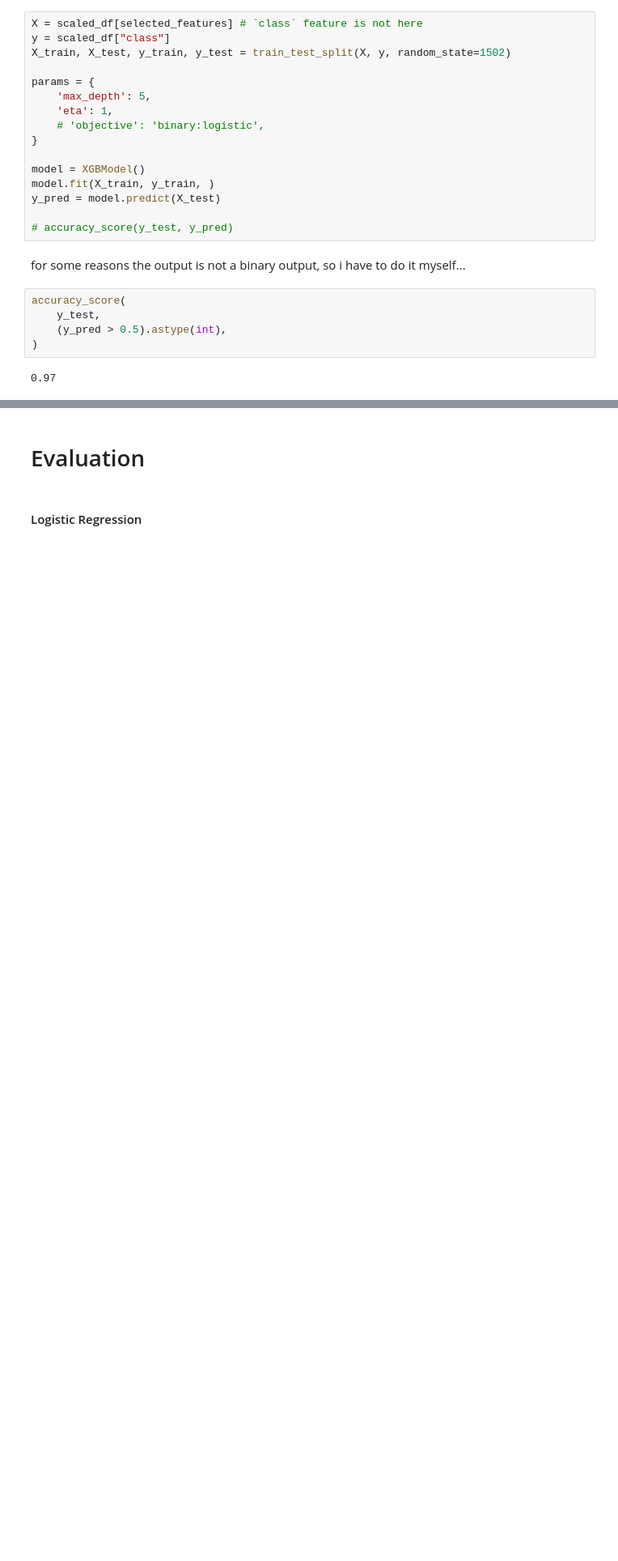
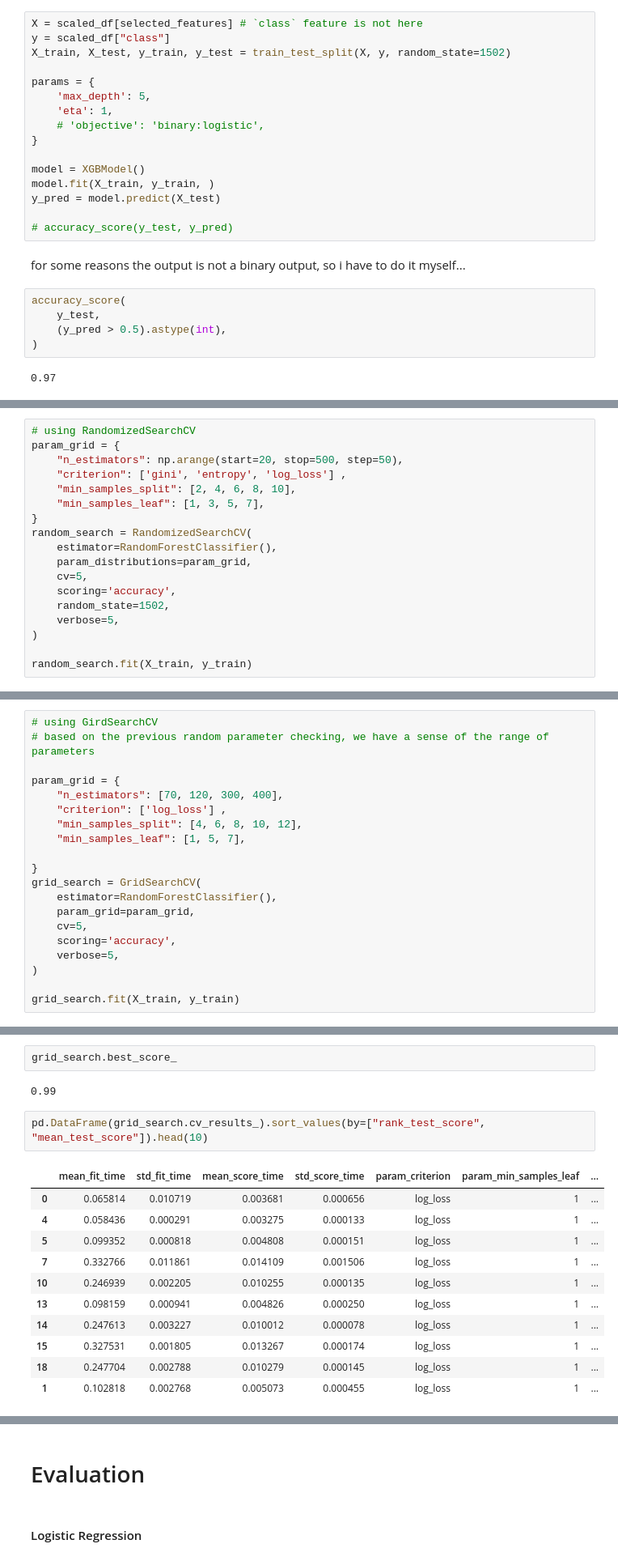
Before and after one commit to artmiss-gns/ChronicKidneyDisease-prediction, a Jupyter notebook: main.ipynb, the cells around one changed output, grey strips where cells are left out. Shown at 81% size. Saved outputs shown, nothing was run; the diff lists cells and outputs as text; blank space fills up the shorter version.

Commit message:
Implement Hyperparameter Tuning for XGBoost and RandomForest Models - GridSearchCV - RandomizedSearchCV - BayesSearchCV

```diff
--- a/main.ipynb
+++ b/main.ipynb
@@ -792,0 +803,18 @@ accuracy_score(
+# %%
+# using RandomizedSearchCV
+param_grid = {
+    "n_estimators": np.arange(start=20, stop=500, step=50),
+    "criterion": ['gini', 'entropy', 'log_loss'] ,
+    "min_samples_split": [2, 4, 6, 8, 10],
+    "min_samples_leaf": [1, 3, 5, 7],
+}
+random_search = RandomizedSearchCV(
+    estimator=RandomForestClassifier(),
+    param_distributions=param_grid,
+    cv=5,
+    scoring='accuracy',
+    random_state=1502,
+    verbose=5,
+)
+
+random_search.fit(X_train, y_train)
@@ -792,0 +874,20 @@ accuracy_score(
+# %%
+# using GirdSearchCV
+# based on the previous random parameter checking, we have a sense of the range of parameters
+
+param_grid = {
+    "n_estimators": [70, 120, 300, 400],
+    "criterion": ['log_loss'] ,
+    "min_samples_split": [4, 6, 8, 10, 12],
+    "min_samples_leaf": [1, 5, 7],
+
+}
+grid_search = GridSearchCV(
+    estimator=RandomForestClassifier(),
+    param_grid=param_grid,
+    cv=5,
+    scoring='accuracy',
+    verbose=5,
+)
+
+grid_search.fit(X_train, y_train)
@@ -792,0 +925,18 @@ accuracy_score(
+# %%
+grid_search.best_score_
+# %% [output]
+0.99
+# %%
+pd.DataFrame(grid_search.cv_results_).sort_values(by=["rank_test_score", "mean_test_score"]).head(10)
+# %% [output]
+|  | mean_fit_time | std_fit_time | mean_score_time | std_score_time | param_criterion | param_min_samples_leaf | ... |
+| 0 | 0.065814 | 0.010719 | 0.003681 | 0.000656 | log_loss | 1 | ... |
+| 4 | 0.058436 | 0.000291 | 0.003275 | 0.000133 | log_loss | 1 | ... |
+| 5 | 0.099352 | 0.000818 | 0.004808 | 0.000151 | log_loss | 1 | ... |
+| 7 | 0.332766 | 0.011861 | 0.014109 | 0.001506 | log_loss | 1 | ... |
+| 10 | 0.246939 | 0.002205 | 0.010255 | 0.000135 | log_loss | 1 | ... |
+| 13 | 0.098159 | 0.000941 | 0.004826 | 0.000250 | log_loss | 1 | ... |
+| 14 | 0.247613 | 0.003227 | 0.010012 | 0.000078 | log_loss | 1 | ... |
+| 15 | 0.327531 | 0.001805 | 0.013267 | 0.000174 | log_loss | 1 | ... |
+| 18 | 0.247704 | 0.002788 | 0.010279 | 0.000145 | log_loss | 1 | ... |
+| 1 | 0.102818 | 0.002768 | 0.005073 | 0.000455 | log_loss | 1 | ... |
```
Also changed, not shown: parts of 51 cells of this notebook, 1 other file.
